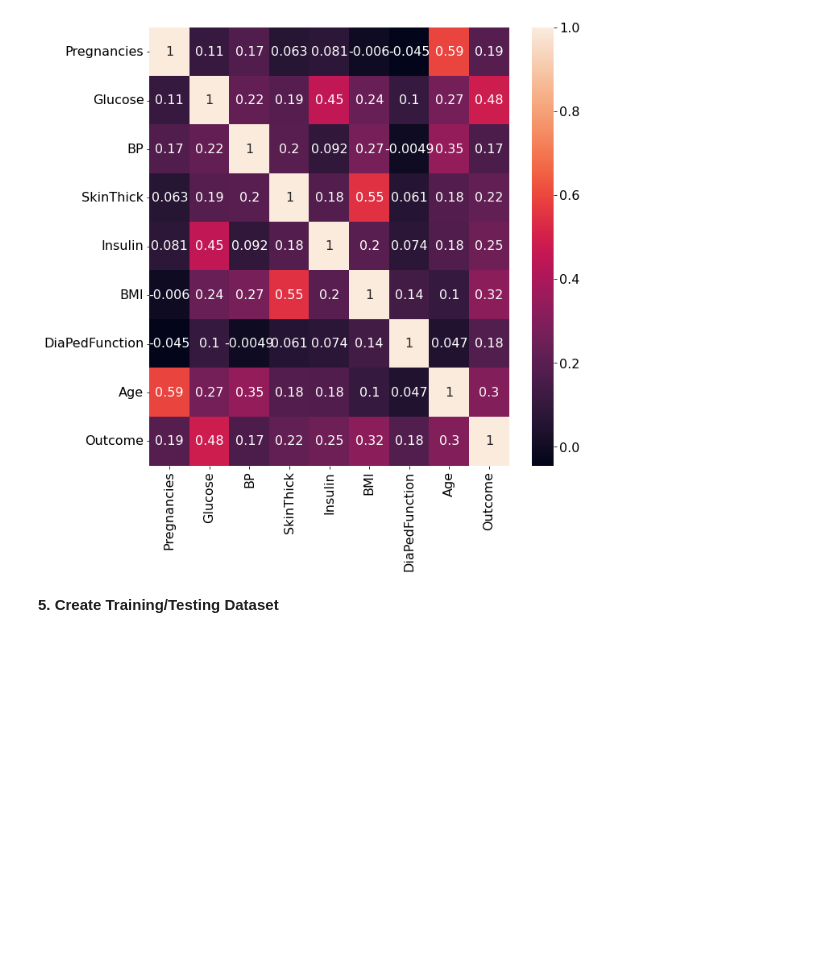
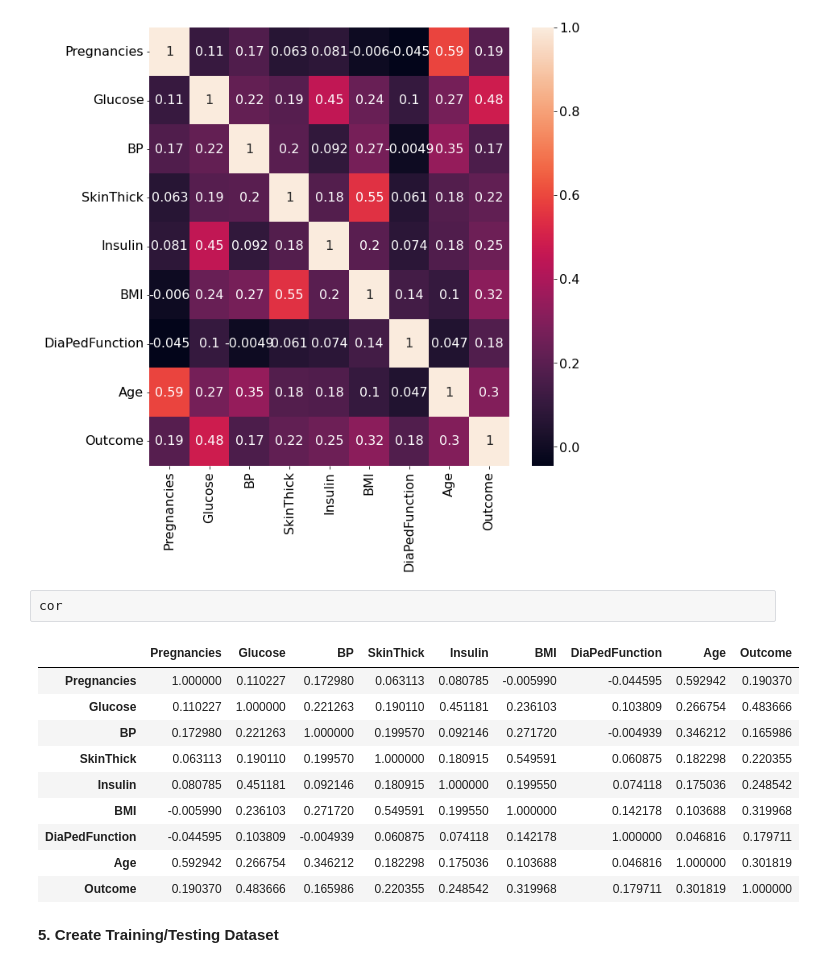
Before and after one commit to dkwame/PIMA_Diabetes_Prediction, a Jupyter notebook: Diabetes_Prediction_YJ.ipynb, the cells around one changed output. Cells and saved outputs as stored; diff of their text form; blank space fills up the shorter version.

```diff
--- a/Diabetes_Prediction_YJ.ipynb
+++ b/Diabetes_Prediction_YJ.ipynb
@@ -204,6 +206,19 @@ sns.heatmap(cor, annot=True)
 # %% [output]
 <matplotlib.axes._subplots.AxesSubplot at 0x...>
 [figure]
+# %%
+cor
+# %% [output]
+|  | Pregnancies | Glucose | BP | SkinThick | Insulin | BMI | DiaPedFunction | Age | Outcome |
+| Pregnancies | 1.000000 | 0.110227 | 0.172980 | 0.063113 | 0.080785 | -0.005990 | -0.044595 | 0.592942 | 0.190370 |
+| Glucose | 0.110227 | 1.000000 | 0.221263 | 0.190110 | 0.451181 | 0.236103 | 0.103809 | 0.266754 | 0.483666 |
+| BP | 0.172980 | 0.221263 | 1.000000 | 0.199570 | 0.092146 | 0.271720 | -0.004939 | 0.346212 | 0.165986 |
+| SkinThick | 0.063113 | 0.190110 | 0.199570 | 1.000000 | 0.180915 | 0.549591 | 0.060875 | 0.182298 | 0.220355 |
+| Insulin | 0.080785 | 0.451181 | 0.092146 | 0.180915 | 1.000000 | 0.199550 | 0.074118 | 0.175036 | 0.248542 |
+| BMI | -0.005990 | 0.236103 | 0.271720 | 0.549591 | 0.199550 | 1.000000 | 0.142178 | 0.103688 | 0.319968 |
+| DiaPedFunction | -0.044595 | 0.103809 | -0.004939 | 0.060875 | 0.074118 | 0.142178 | 1.000000 | 0.046816 | 0.179711 |
+| Age | 0.592942 | 0.266754 | 0.346212 | 0.182298 | 0.175036 | 0.103688 | 0.046816 | 1.000000 | 0.301819 |
+| Outcome | 0.190370 | 0.483666 | 0.165986 | 0.220355 | 0.248542 | 0.319968 | 0.179711 | 0.301819 | 1.000000 |
 # %% [markdown]
 **5. Create Training/Testing Dataset**
 # %% [markdown]
```
Also changed, not shown: parts of 18 cells of this notebook.
